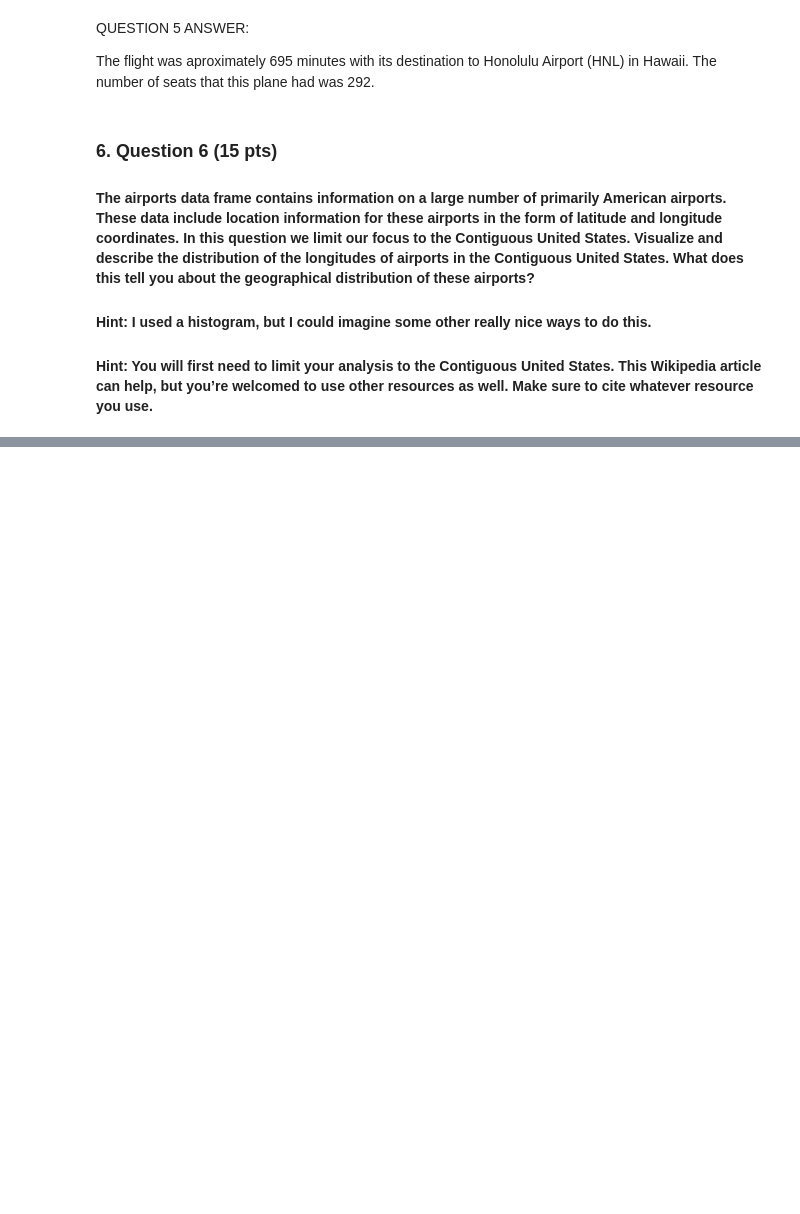
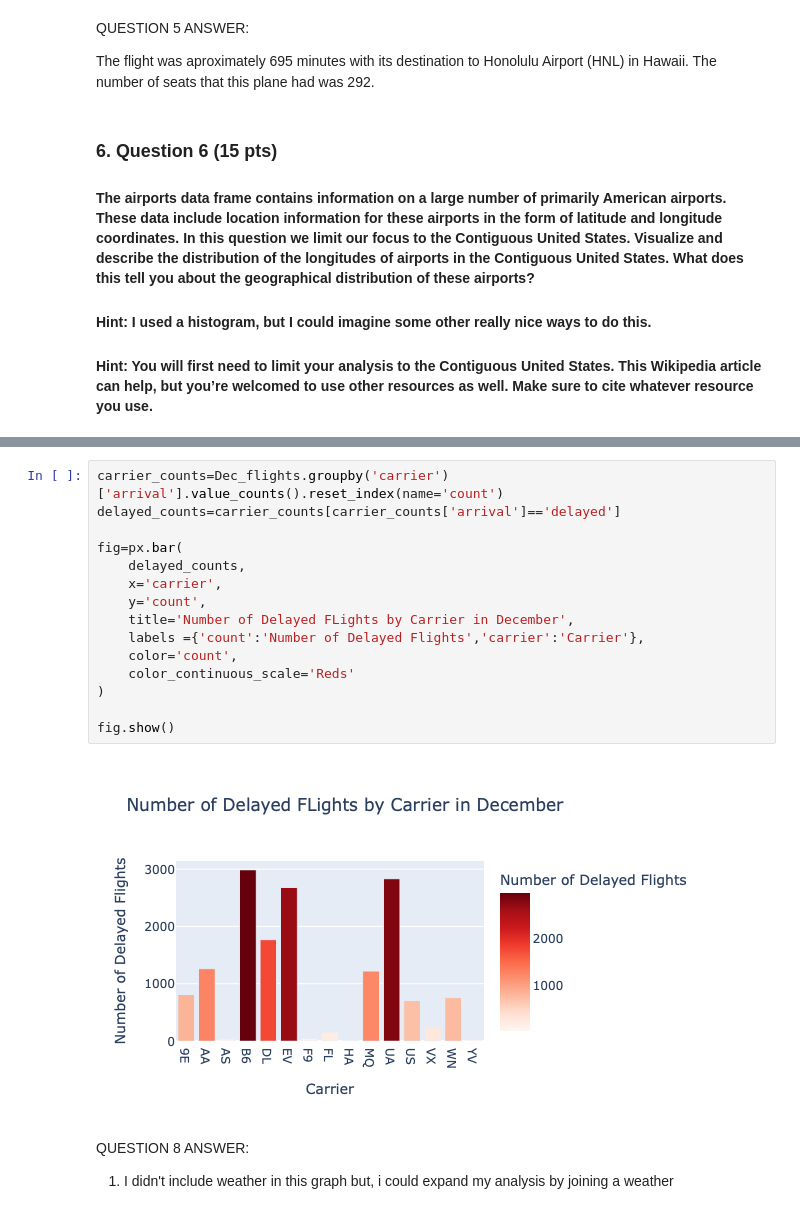
Before and after one commit to ehernandez0904/Data-101-Fall-2025, a Jupyter notebook: Exam2.ipynb, the cells around one changed output, grey strips where cells are left out. Cells and saved outputs as stored; diff of their text form; blank space fills up the shorter version.

```diff
--- a/Exam2.ipynb
+++ b/Exam2.ipynb
@@ -476,0 +570,21 @@ The flight was aproximately 695 minutes with its destination to Honolulu Airport
+# %%
+carrier_counts=Dec_flights.groupby('carrier')['arrival'].value_counts().reset_index(name='count')
+delayed_counts=carrier_counts[carrier_counts['arrival']=='delayed']
+
+fig=px.bar(
+    delayed_counts,
+    x='carrier',
+    y='count',
+    title='Number of Delayed FLights by Carrier in December',
+    labels ={'count':'Number of Delayed Flights','carrier':'Carrier'},
+    color='count',
+    color_continuous_scale='Reds'
+)
+
+fig.show()
+# %% [output]
+[figure, added]
+# %% [markdown]
+QUESTION 8 ANSWER:
+
+1. I didn't include weather in this graph but, i could expand my analysis by joining a weather
```
Also changed, not shown: parts of 7 cells of this notebook.
